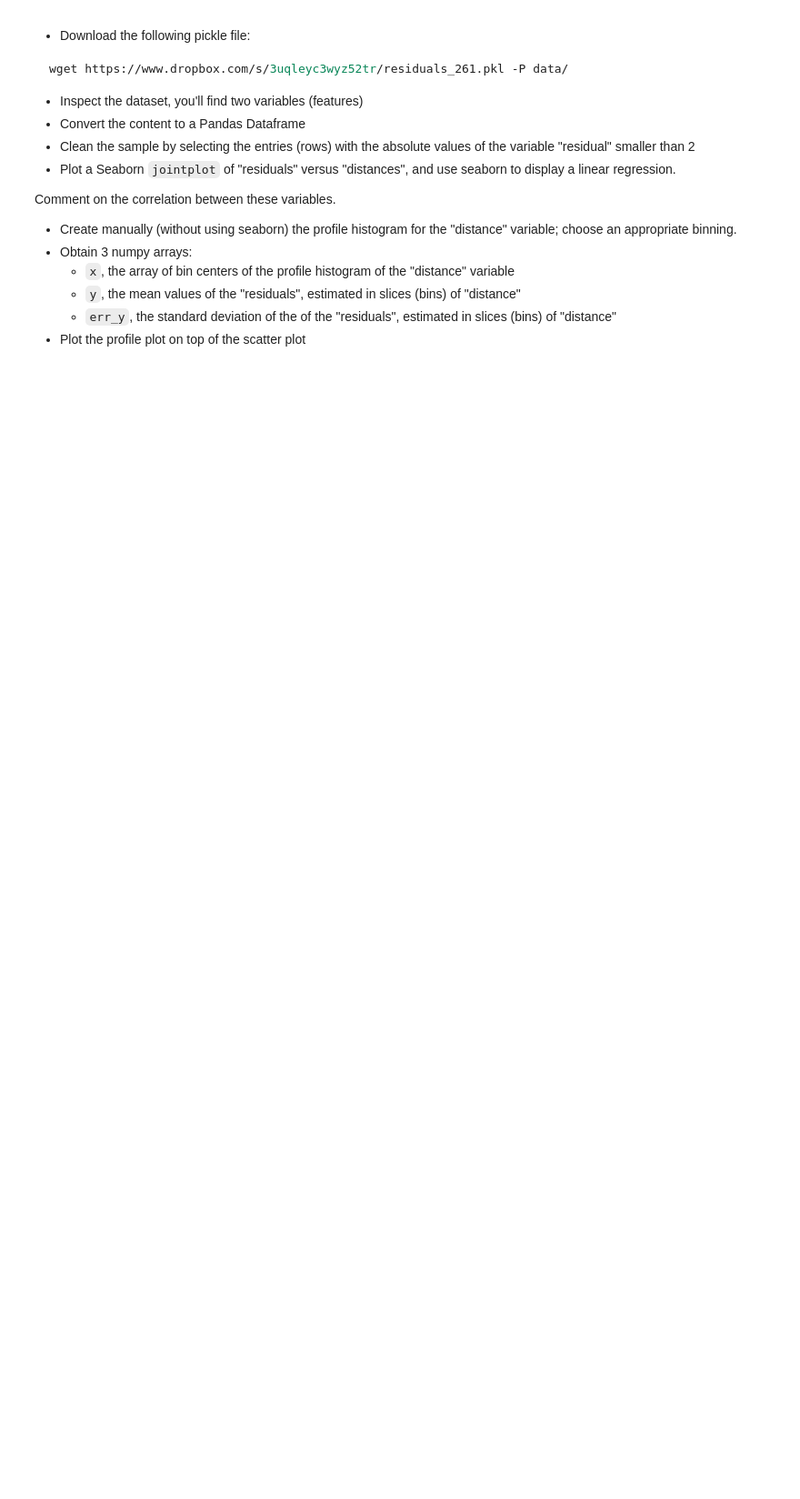
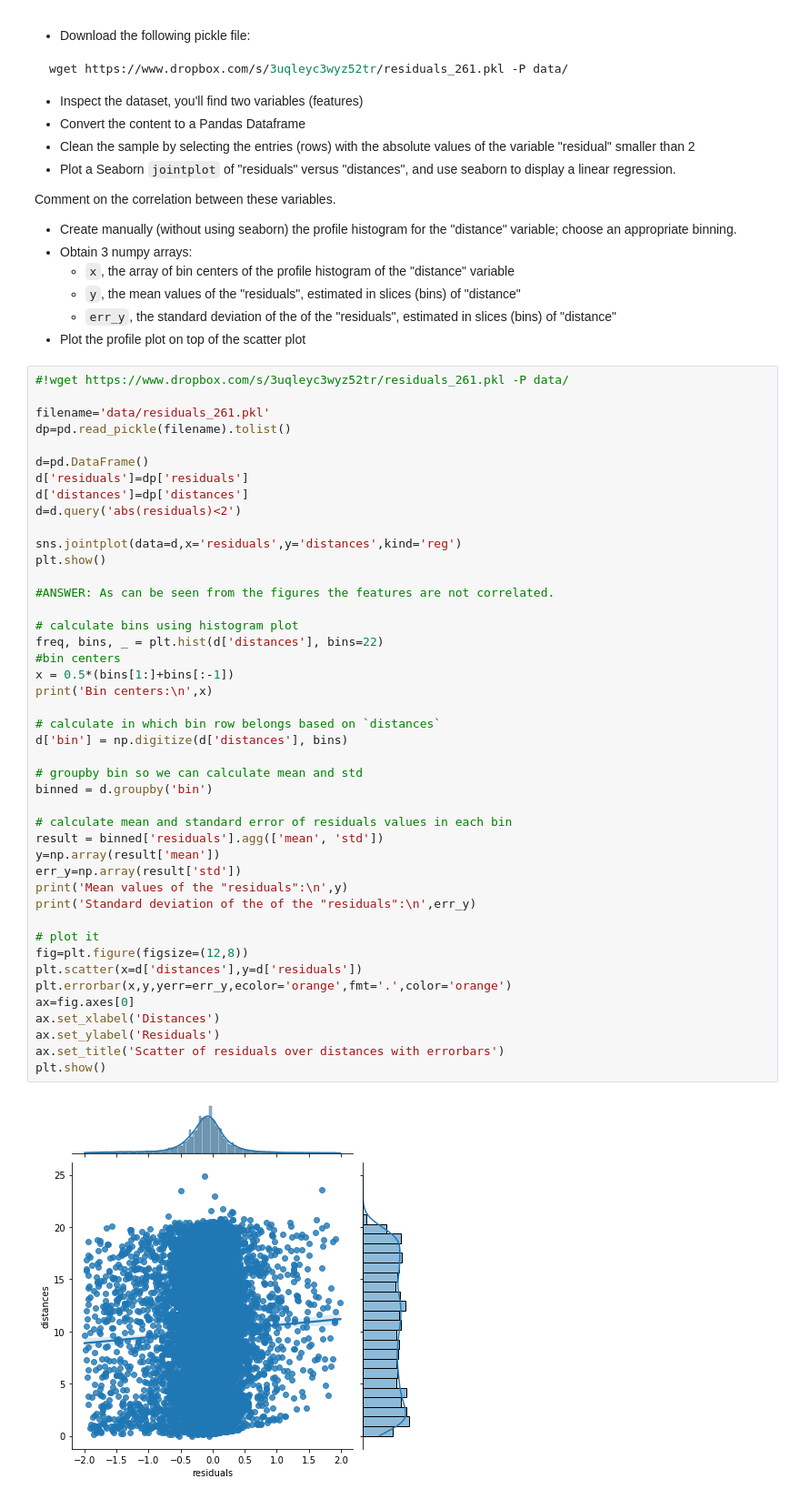
Before and after one commit to zucchett/ScientificComputingWithPython2022, a Jupyter notebook: 07ex_visualization.ipynb, the cells around one changed output. Shown at 91% size. Saved outputs shown, nothing was run; the diff lists cells and outputs as text; blank space fills up the shorter version.

```diff
--- a/07ex_visualization.ipynb
+++ b/07ex_visualization.ipynb
@@ -47,3 +107,49 @@ Comment on the correlation between these variables.
   * `y`, the mean values of the "residuals", estimated in slices (bins) of "distance"
   * `err_y`, the standard deviation of the of the "residuals", estimated in slices (bins) of "distance"
 * Plot the profile plot on top of the scatter plot
+# %%
+#!wget https://www.dropbox.com/s/3uqleyc3wyz52tr/residuals_261.pkl -P data/
+
+filename='data/residuals_261.pkl'
+dp=pd.read_pickle(filename).tolist()
+
+d=pd.DataFrame()
+d['residuals']=dp['residuals']
+d['distances']=dp['distances']
+d=d.query('abs(residuals)<2')
+
+sns.jointplot(data=d,x='residuals',y='distances',kind='reg')
+plt.show()
+
+#ANSWER: As can be seen from the figures the features are not correlated.
+
+# calculate bins using histogram plot
+freq, bins, _ = plt.hist(d['distances'], bins=22)
+#bin centers
+x = 0.5*(bins[1:]+bins[:-1])
+print('Bin centers:\n',x)
+
+# calculate in which bin row belongs based on `distances`
+d['bin'] = np.digitize(d['distances'], bins)
+
+# groupby bin so we can calculate mean and std
+binned = d.groupby('bin')
+
+# calculate mean and standard error of residuals values in each bin
+result = binned['residuals'].agg(['mean', 'std'])
+y=np.array(result['mean'])
+err_y=np.array(result['std'])
+print('Mean values of the "residuals":\n',y)
+print('Standard deviation of the of the "residuals":\n',err_y)
+
+# plot it
+fig=plt.figure(figsize=(12,8))
+plt.scatter(x=d['distances'],y=d['residuals'])
+plt.errorbar(x,y,yerr=err_y,ecolor='orange',fmt='.',color='orange')
+ax=fig.axes[0]
+ax.set_xlabel('Distances')
+ax.set_ylabel('Residuals')
+ax.set_title('Scatter of residuals over distances with errorbars')
+plt.show()
+# %% [output]
+[figure, added]
```
Also changed, not shown: parts of 5 cells of this notebook, 1 other file.
